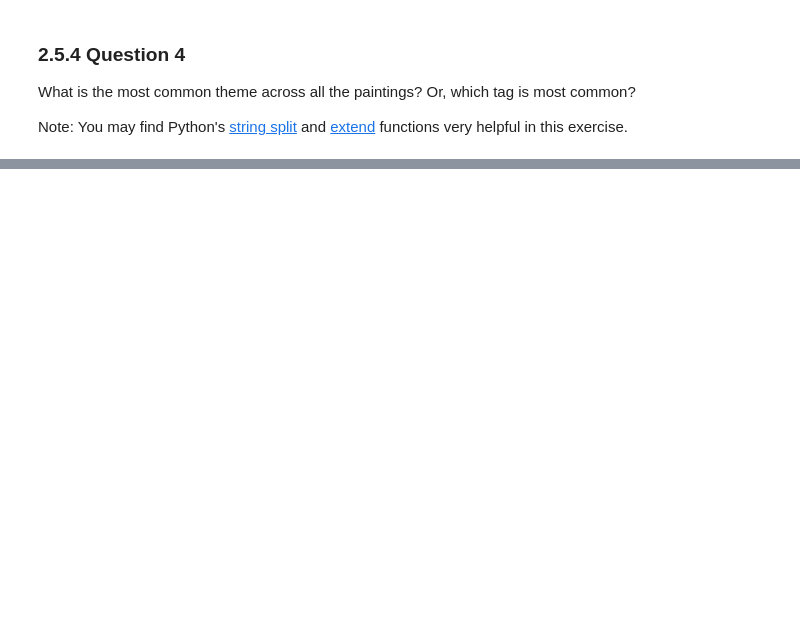
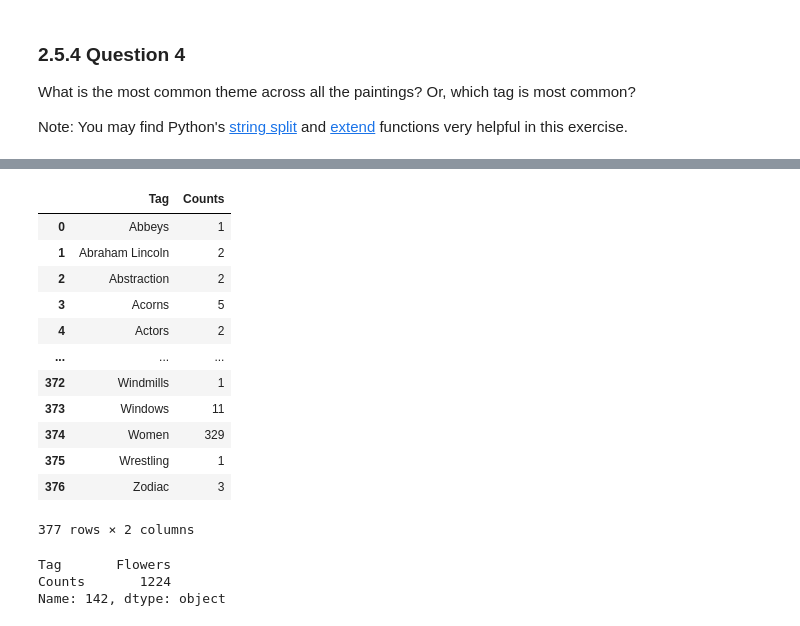
Before and after one commit to MuraliChand/AIM-AnimationSoftwareWorkshop, a Jupyter notebook: week-2/week-2-pandas.ipynb, the cells around one changed output, grey strips where cells are left out. Saved outputs shown, nothing was run; the diff lists cells and outputs as text; code cells hidden in the pictures; blank space fills up the shorter version.

```diff
--- a/week-2/week-2-pandas.ipynb
+++ b/week-2/week-2-pandas.ipynb
@@ -354,11 +583,33 @@ def update_list(t, l):
 # %%
 # turn the tags list into a dataframe called tags_df
-tags_df = ...
+tags_df = pd.DataFrame(tags_list, columns=['Tag'])
 # %%
 # group the dataframe by Tag and count the occurences of each tag
-tags_df = ..
+tags = tags_df.groupby(['Tag'])
+g = tags.size().reset_index(name='Counts')
+tags_df = g
+tags_df
+# %% [output]
+|  | Tag | Counts |
+| 0 | Abbeys | 1 |
+| 1 | Abraham Lincoln | 2 |
+| 2 | Abstraction | 2 |
+| 3 | Acorns | 5 |
+| 4 | Actors | 2 |
+| ... | ... | ... |
+| 372 | Windmills | 1 |
+| 373 | Windows | 11 |
+| 374 | Women | 329 |
+| 375 | Wrestling | 1 |
+| 376 | Zodiac | 3 |
+377 rows × 2 columns
 # %%
 # sort the list by count to find the one with the tag with the
 # highest number of occurences
-tags_df = ...
-highest_occurenct = ...
+tags_df = tags_df.sort_values('Counts')
+highest_occurenct = tags_df.loc[tags_df['Counts'].idxmax()]
+highest_occurenct
+# %% [output]
+Tag       Flowers
+Counts       1224
+Name: 142, dtype: object
```
Also changed, not shown: parts of 23 cells of this notebook, 2 other files.
